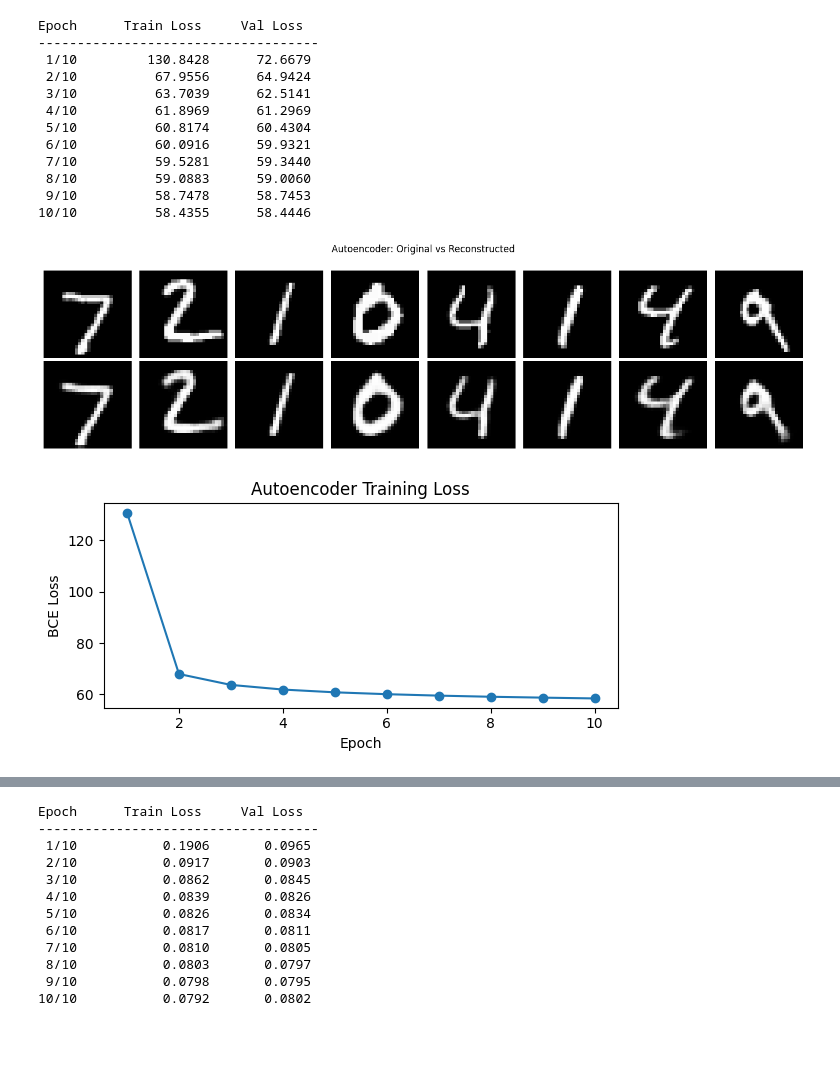
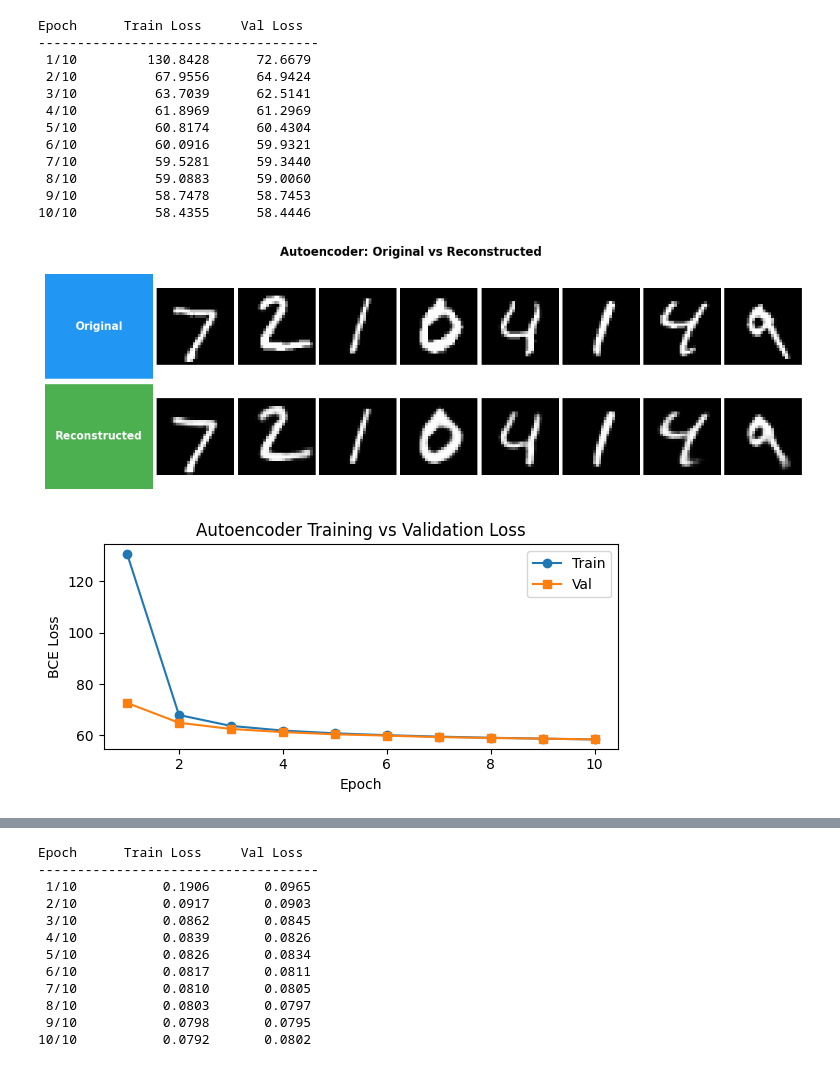
Before and after one commit to Sakibapon/CS6540, a Jupyter notebook: Encoders/encoders_ae_vae.ipynb, the cells around one changed output, grey strips where cells are left out. Drawn from its saved outputs; the diff is of its cells as text; code cells hidden in the pictures; blank space fills up the shorter version.

```diff
--- a/Encoders/encoders_ae_vae.ipynb
+++ b/Encoders/encoders_ae_vae.ipynb
@@ -251,34 +251,53 @@ Epoch      Train Loss     Val Loss
  9/10          58.7478      58.7453
 10/10          58.4355      58.4446
 # %%
-# ── Visualise Reconstructions ─────────────────────────────────────────────
+# -- Visualise Reconstructions ------------------------------------------
 
 ae.eval()
 with torch.no_grad():
     imgs, _ = next(iter(test_loader))
     imgs    = imgs[:8].to(device)
     recons  = ae(imgs).cpu()
 
-fig, axes = plt.subplots(2, 8, figsize=(14, 4))
-for i in range(8):
-    axes[0, i].imshow(imgs[i].cpu().squeeze(), cmap='gray')
-    axes[0, i].axis('off')
-    axes[1, i].imshow(recons[i].squeeze(), cmap='gray')
-    axes[1, i].axis('off')
-axes[0, 0].set_ylabel('Original',      fontsize=9)
-axes[1, 0].set_ylabel('Reconstructed', fontsize=9)
-plt.suptitle('Autoencoder: Original vs Reconstructed')
+row_labels = ["Original", "Reconstructed"]
+row_data   = [imgs.cpu(), recons]
+row_colors = ["#2196F3", "#4CAF50"]  # blue / green
+
+fig, axes = plt.subplots(2, 9, figsize=(14, 4),
+                         gridspec_kw={
+                             "width_ratios": [1.4] + [1]*8,
+                             "hspace": 0.05, "wspace": 0.05
+                         })
+
+for row_idx, (label, row_imgs, color) in enumerate(zip(row_labels, row_data, row_colors)):
+    ax_label = axes[row_idx, 0]
+    ax_label.set_facecolor(color)
+    ax_label.set_xticks([])
+    ax_label.set_yticks([])
+    for spine in ax_label.spines.values():
+        spine.set_visible(False)
+    ax_label.text(0.5, 0.5, label, transform=ax_label.transAxes,
+                  fontsize=11, fontweight="bold", color="white",
+                  va="center", ha="center")
+
+    for col in range(8):
+        axes[row_idx, col + 1].imshow(row_imgs[col].squeeze(), cmap="gray")
+        axes[row_idx, col + 1].axis("off")
+
+plt.suptitle("Autoencoder: Original vs Reconstructed", fontsize=12, fontweight="bold")
 plt.tight_layout()
 plt.show()
 
 # Training curve
 plt.figure(figsize=(6, 3))
-plt.plot(range(1, AE_EPOCHS + 1), ae_train_losses, marker='o')
-plt.xlabel('Epoch')
-plt.ylabel('BCE Loss')
-plt.title('Autoencoder Training Loss')
+plt.plot(range(1, AE_EPOCHS + 1), ae_train_losses, marker="o", label="Train")
+plt.plot(range(1, AE_EPOCHS + 1), ae_val_losses,   marker="s", label="Val")
+plt.xlabel("Epoch")
+plt.ylabel("BCE Loss")
+plt.title("Autoencoder Training vs Validation Loss")
+plt.legend()
 plt.tight_layout()
 plt.show()
 # %% [output]
-[figure, old version]
+[figure, new version]
-[figure, old version]
+[figure, new version]
```
Also changed, not shown: parts of 21 cells of this notebook, 1 other file.
